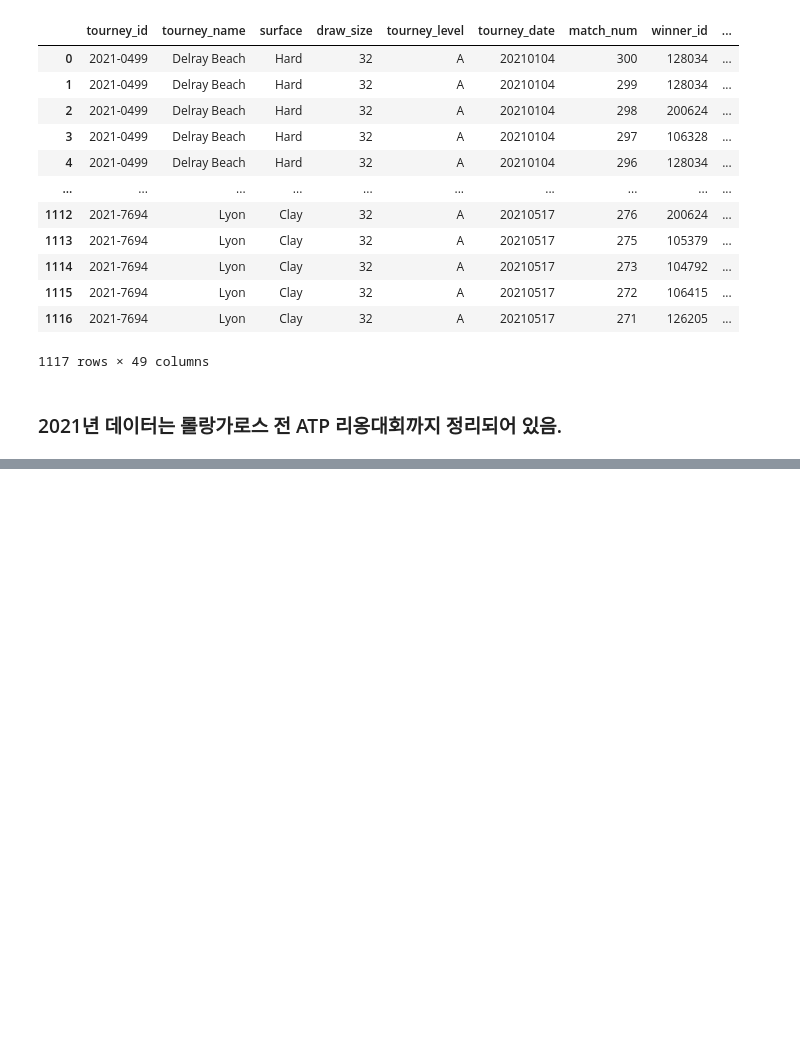
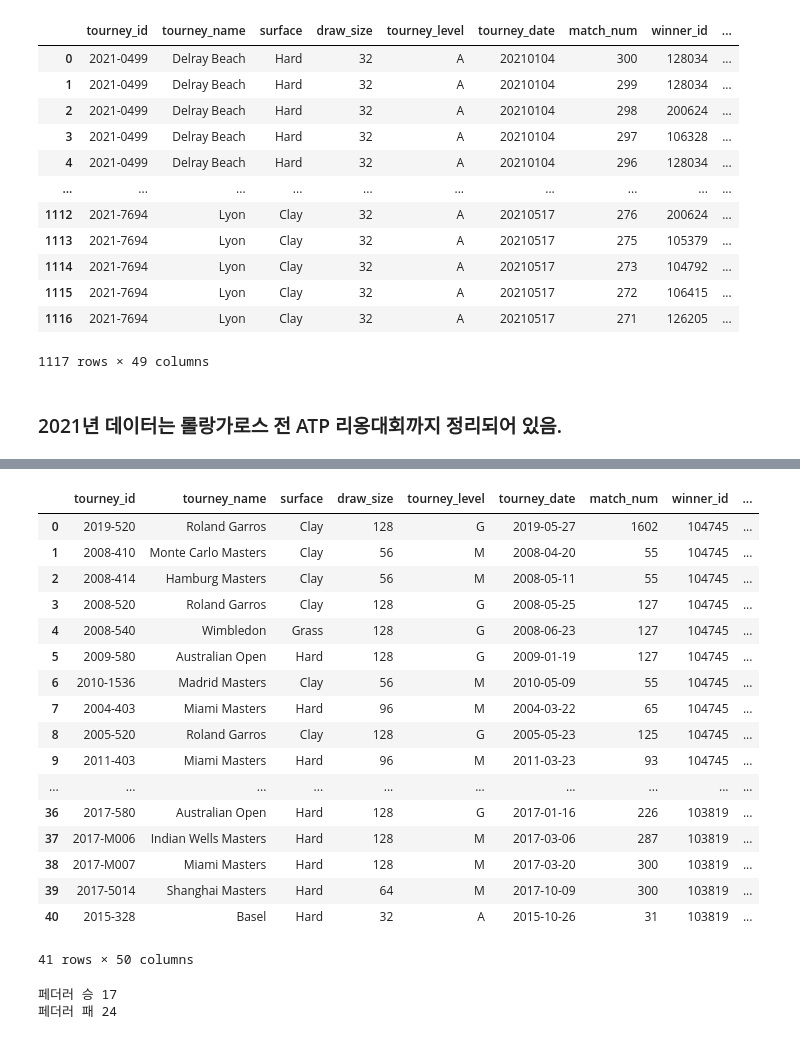
Before and after one commit to sekwangoh/tennisapp, a Jupyter notebook: tennis_data_analysis.ipynb, the cells around one changed output, grey strips where cells are left out. Saved outputs shown, nothing was run; the diff lists cells and outputs as text; code cells hidden in the pictures; blank space fills up the shorter version.

```diff
--- a/tennis_data_analysis.ipynb
+++ b/tennis_data_analysis.ipynb
@@ -318,0 +783,35 @@ atp_matches_2005.csv  atp_matches_2013.csv  atp_matches_2021.csv
+# %%
+## 나달과의 경기 정리하기
+df_federer_vs_nadal = df_federer_total[(df_federer_total['winner_name'] == 'Rafael Nadal') | (df_federer_total['loser_name'] == 'Rafael Nadal')]
+df_federer_vs_nadal = df_federer_vs_nadal.reset_index(drop=True)
+df_federer_vs_nadal
+# %% [output]
+|  | tourney_id | tourney_name | surface | draw_size | tourney_level | tourney_date | match_num | winner_id | ... |
+| 0 | 2019-520 | Roland Garros | Clay | 128 | G | 2019-05-27 | 1602 | 104745 | ... |
+| 1 | 2008-410 | Monte Carlo Masters | Clay | 56 | M | 2008-04-20 | 55 | 104745 | ... |
+| 2 | 2008-414 | Hamburg Masters | Clay | 56 | M | 2008-05-11 | 55 | 104745 | ... |
+| 3 | 2008-520 | Roland Garros | Clay | 128 | G | 2008-05-25 | 127 | 104745 | ... |
+| 4 | 2008-540 | Wimbledon | Grass | 128 | G | 2008-06-23 | 127 | 104745 | ... |
+| 5 | 2009-580 | Australian Open | Hard | 128 | G | 2009-01-19 | 127 | 104745 | ... |
+| 6 | 2010-1536 | Madrid Masters | Clay | 56 | M | 2010-05-09 | 55 | 104745 | ... |
+| 7 | 2004-403 | Miami Masters | Hard | 96 | M | 2004-03-22 | 65 | 104745 | ... |
+| 8 | 2005-520 | Roland Garros | Clay | 128 | G | 2005-05-23 | 125 | 104745 | ... |
+| 9 | 2011-403 | Miami Masters | Hard | 96 | M | 2011-03-23 | 93 | 104745 | ... |
+| ... | ... | ... | ... | ... | ... | ... | ... | ... | ... |
+| 36 | 2017-580 | Australian Open | Hard | 128 | G | 2017-01-16 | 226 | 103819 | ... |
+| 37 | 2017-M006 | Indian Wells Masters | Hard | 128 | M | 2017-03-06 | 287 | 103819 | ... |
+| 38 | 2017-M007 | Miami Masters | Hard | 128 | M | 2017-03-20 | 300 | 103819 | ... |
+| 39 | 2017-5014 | Shanghai Masters | Hard | 64 | M | 2017-10-09 | 300 | 103819 | ... |
+| 40 | 2015-328 | Basel | Hard | 32 | A | 2015-10-26 | 31 | 103819 | ... |
+41 rows × 50 columns
+# %%
+## 상대전적
+df_federer_vs_nadal_fwin = df_federer_vs_nadal[df_federer_vs_nadal['winner_name'] == 'Roger Federer' ]
+df_federer_vs_nadal_flose = df_federer_vs_nadal[df_federer_vs_nadal['loser_name'] == 'Roger Federer']
+
+## 승/패
+print('페더러 승', len(df_federer_vs_nadal_fwin))
+print('페더러 패', len(df_federer_vs_nadal_flose))
+# %% [output]
+페더러 승 17
+페더러 패 24
```
Also changed, not shown: parts of 65 cells of this notebook.
